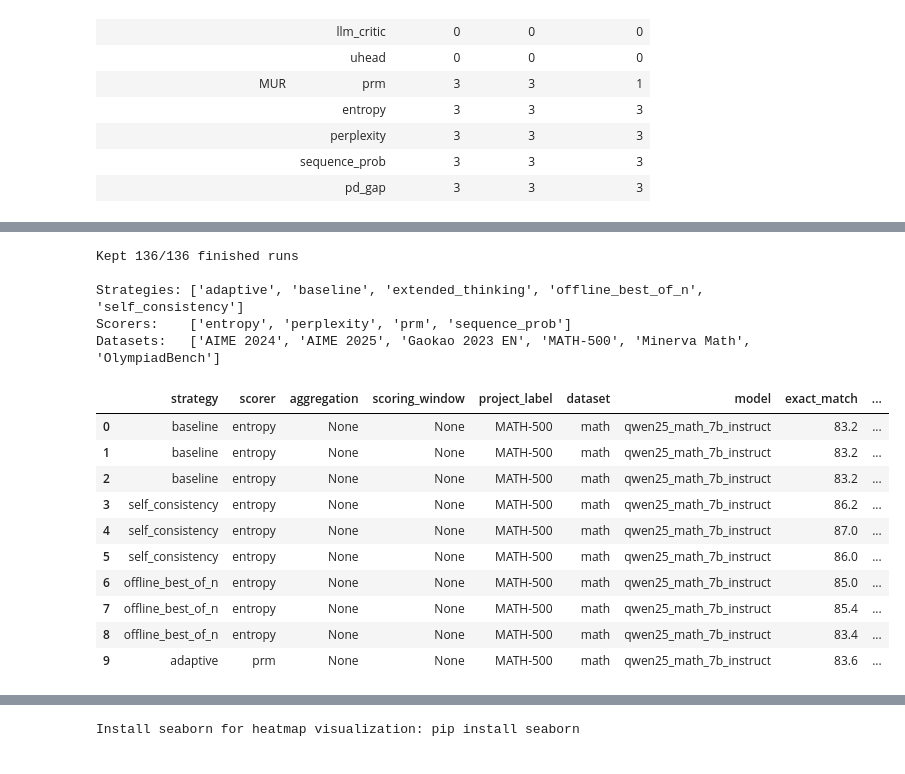
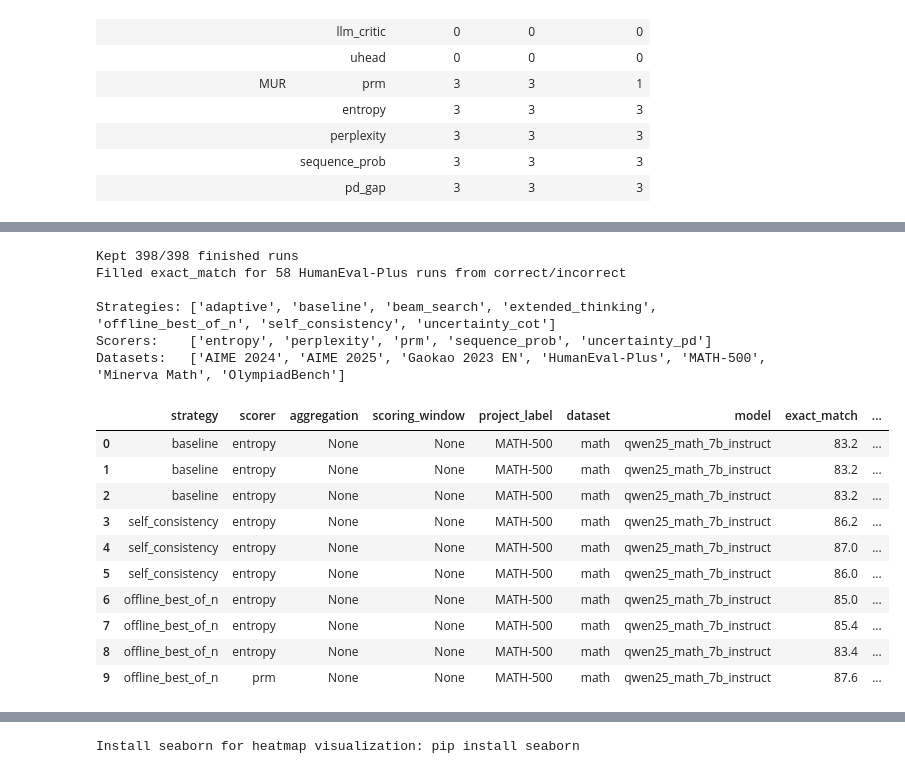
Before and after one commit to IINemo/llm-tts-service, a Jupyter notebook: notebooks/wandb_results_analysis.ipynb, the cells around one changed output, grey strips where cells are left out. Saved outputs shown, nothing was run; the diff lists cells and outputs as text; code cells hidden in the pictures.

```diff
--- a/notebooks/wandb_results_analysis.ipynb
+++ b/notebooks/wandb_results_analysis.ipynb
@@ -2698,38 +2697,49 @@ PROJECT_LABEL_MAP = {
     "llm-tts-eval-aime2024": "AIME 2024",
     "llm-tts-eval-aime25": "AIME 2025",
     "llm-tts-eval-aime2025": "AIME 2025",
+    "llm-tts-human-eval-plus": "HumanEval-Plus",
 }
 df["project_label"] = df["project"].map(PROJECT_LABEL_MAP).fillna(df["project"])
+
+# Fill exact_match for HumanEval-Plus from correct / (correct + incorrect)
+if "humaneval_correct" in df.columns and "humaneval_incorrect" in df.columns:
+    _he_mask = df["exact_match"].isna() & df["humaneval_correct"].notna() & df["humaneval_incorrect"].notna()
+    _he_total = df.loc[_he_mask, "humaneval_correct"] + df.loc[_he_mask, "humaneval_incorrect"]
+    df.loc[_he_mask, "exact_match"] = df.loc[_he_mask, "humaneval_correct"] / _he_total
+    _filled = _he_mask.sum()
+    if _filled:
+        print(f"Filled exact_match for {_filled} HumanEval-Plus runs from correct/incorrect")
 
 # Normalize accuracy to percentage
 for col in ["exact_match", "llm_judge_accuracy"]:
     if col in df.columns:
         # If values look like fractions (0-1), convert to pct
         mask = df[col].notna() & (df[col] <= 1.0)
         df.loc[mask, col] = df.loc[mask, col] * 100
 
 print(f"\nStrategies: {sorted(df['strategy'].dropna().unique())}")
 print(f"Scorers:    {sorted(df['scorer'].dropna().unique())}")
 print(f"Datasets:   {sorted(df['project_label'].dropna().unique())}")
 df[["strategy", "scorer", "aggregation", "scoring_window", "project_label", "dataset", "model",
     "exact_match", "total_tflops"]].head(10)
 # %% [output]
-Kept 136/136 finished runs
+Kept 398/398 finished runs
+Filled exact_match for 58 HumanEval-Plus runs from correct/incorrect
 
-Strategies: ['adaptive', 'baseline', 'extended_thinking', 'offline_best_of_n', 'self_consistency']
-Scorers:    ['entropy', 'perplexity', 'prm', 'sequence_prob']
-Datasets:   ['AIME 2024', 'AIME 2025', 'Gaokao 2023 EN', 'MATH-500', 'Minerva Math', 'OlympiadBench']
+Strategies: ['adaptive', 'baseline', 'beam_search', 'extended_thinking', 'offline_best_of_n', 'self_consistency', 'uncertainty_cot']
+Scorers:    ['entropy', 'perplexity', 'prm', 'sequence_prob', 'uncertainty_pd']
+Datasets:   ['AIME 2024', 'AIME 2025', 'Gaokao 2023 EN', 'HumanEval-Plus', 'MATH-500', 'Minerva Math', 'OlympiadBench']
 |  | strategy | scorer | aggregation | scoring_window | project_label | dataset | model | exact_match | ... |
 | 0 | baseline | entropy | None | None | MATH-500 | math | qwen25_math_7b_instruct | 83.2 | ... |
 | 1 | baseline | entropy | None | None | MATH-500 | math | qwen25_math_7b_instruct | 83.2 | ... |
 | 2 | baseline | entropy | None | None | MATH-500 | math | qwen25_math_7b_instruct | 83.2 | ... |
 | 3 | self_consistency | entropy | None | None | MATH-500 | math | qwen25_math_7b_instruct | 86.2 | ... |
 | 4 | self_consistency | entropy | None | None | MATH-500 | math | qwen25_math_7b_instruct | 87.0 | ... |
 | 5 | self_consistency | entropy | None | None | MATH-500 | math | qwen25_math_7b_instruct | 86.0 | ... |
 | 6 | offline_best_of_n | entropy | None | None | MATH-500 | math | qwen25_math_7b_instruct | 85.0 | ... |
 | 7 | offline_best_of_n | entropy | None | None | MATH-500 | math | qwen25_math_7b_instruct | 85.4 | ... |
 | 8 | offline_best_of_n | entropy | None | None | MATH-500 | math | qwen25_math_7b_instruct | 83.4 | ... |
-| 9 | adaptive | prm | None | None | MATH-500 | math | qwen25_math_7b_instruct | 83.6 | ... |
+| 9 | offline_best_of_n | prm | None | None | MATH-500 | math | qwen25_math_7b_instruct | 87.6 | ... |
 # %%
 # ── Seed Averaging ────────────────────────────────────────────────────────────
 
```
Also changed, not shown: parts of 17 cells of this notebook, 1 other file.
